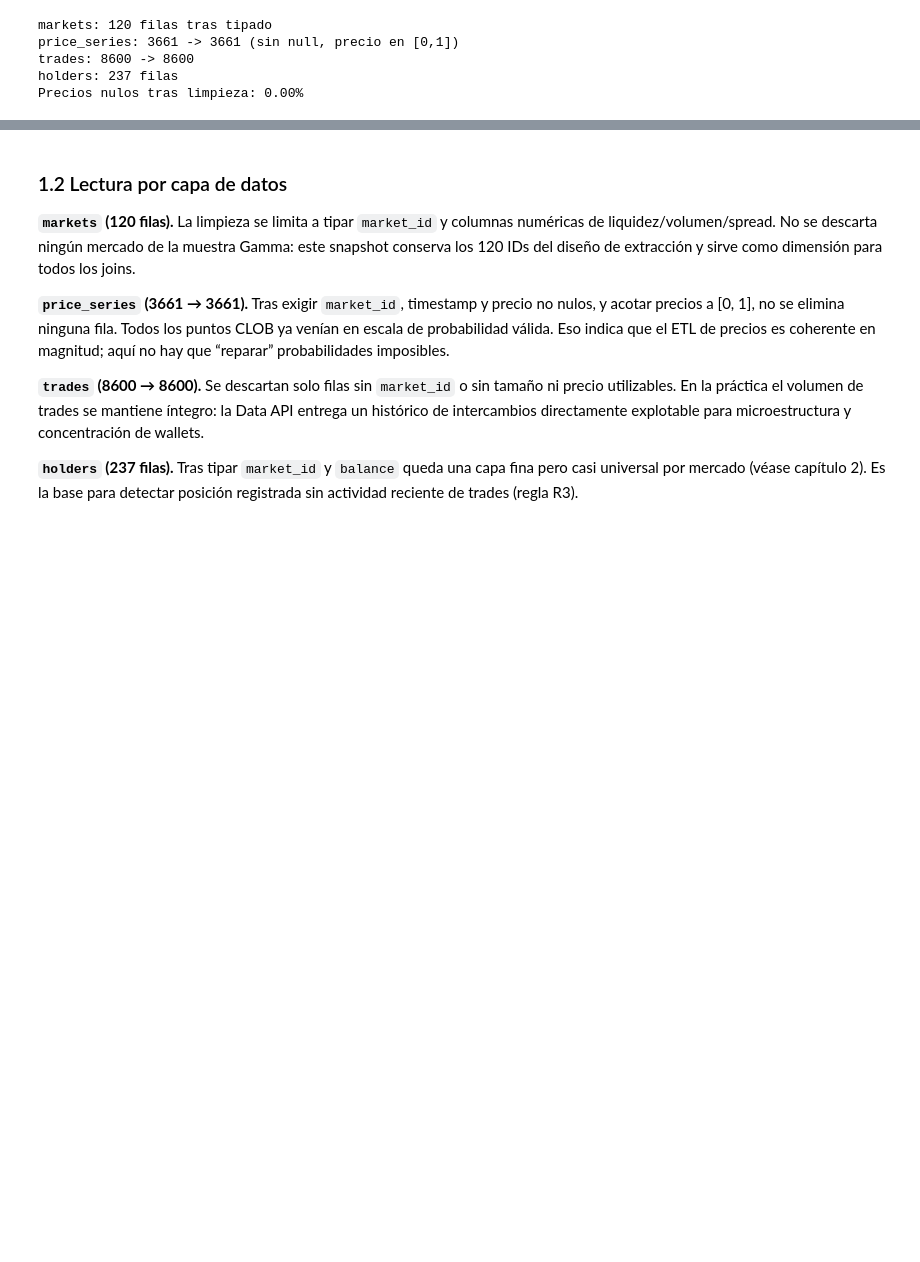
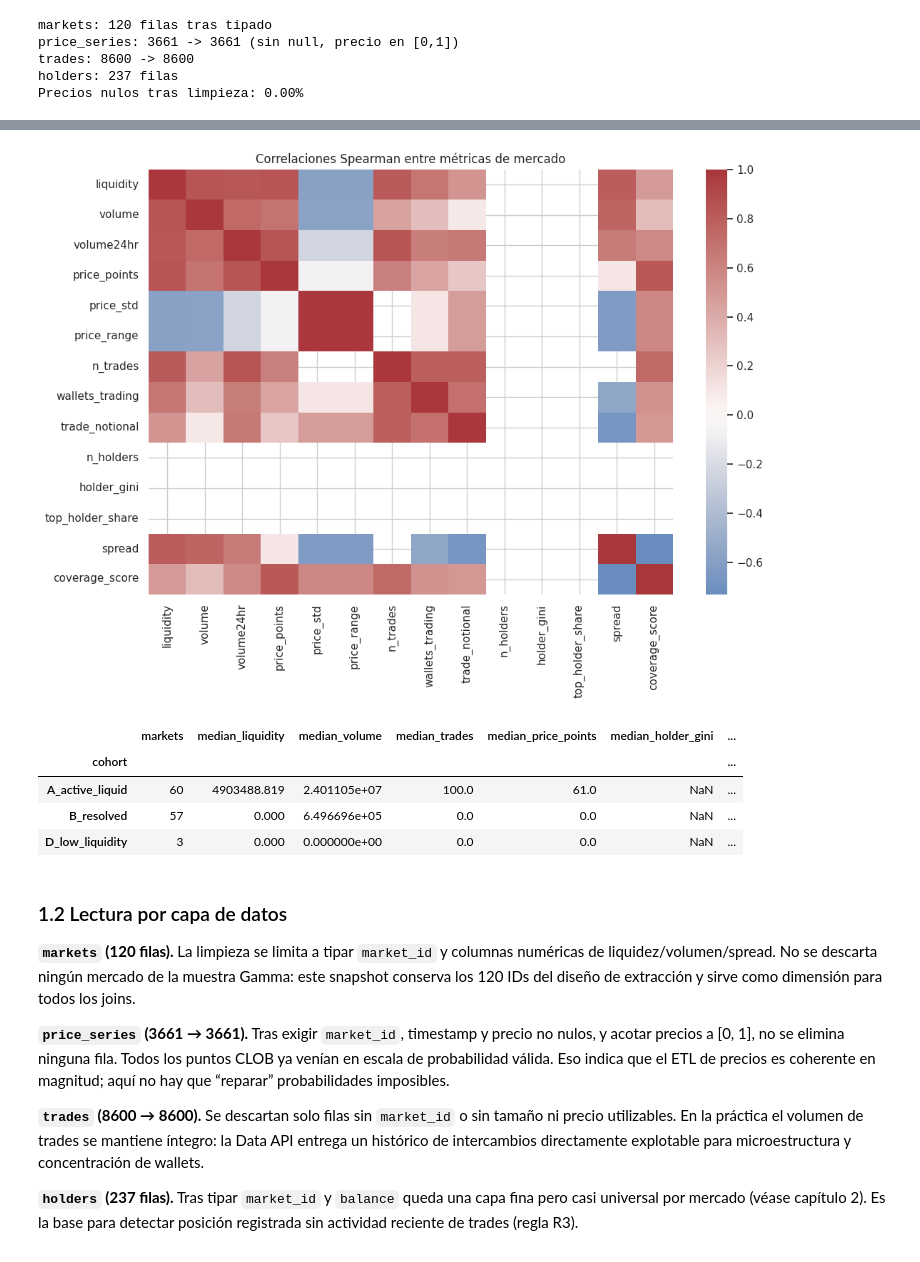
Before and after one commit to apariciojuan/gsr-market-intelligence, a Jupyter notebook: backend/notebooks/polymarket_ontology_analysis.ipynb, the cells around one changed output, grey strips where cells are left out. Saved outputs shown, nothing was run; the diff lists cells and outputs as text; code cells hidden in the pictures; blank space fills up the shorter version.

```diff
--- a/backend/notebooks/polymarket_ontology_analysis.ipynb
+++ b/backend/notebooks/polymarket_ontology_analysis.ipynb
@@ -116,3 +516,37 @@ Precios nulos tras limpieza: 0.00%
+# %%
+corr_cols = [c for c in [
+    "liquidity", "volume", "volume24hr", "price_points", "price_std", "price_range",
+    "n_trades", "wallets_trading", "trade_notional", "n_holders", "holder_gini",
+    "top_holder_share", "spread", "coverage_score",
+] if c in market_features.columns]
+
+corr_frame = market_features[corr_cols].apply(pd.to_numeric, errors="coerce")
+if len(corr_cols) >= 3:
+    fig, ax = plt.subplots(figsize=(11, 8))
+    sns.heatmap(corr_frame.corr(method="spearman"), cmap="vlag", center=0, annot=False, ax=ax)
+    ax.set_title("Correlaciones Spearman entre métricas de mercado")
+    plt.tight_layout()
+    plt.show()
+
+segment_summary = market_features.reset_index().groupby("cohort").agg(
+    markets=("market_id", "nunique"),
+    median_liquidity=("liquidity", "median"),
+    median_volume=("volume", "median"),
+    median_trades=("n_trades", "median"),
+    median_price_points=("price_points", "median"),
+    median_holder_gini=("holder_gini", "median"),
+    pct_analysis_ready=("analysis_ready", "mean"),
+    pct_divergence_ready=("divergence_ready", "mean"),
+).round(3)
+segment_summary[["pct_analysis_ready", "pct_divergence_ready"]] *= 100
+display(segment_summary.sort_values("markets", ascending=False))
+# %% [output]
+[figure, added]
+|  | markets | median_liquidity | median_volume | median_trades | median_price_points | median_holder_gini | ... |
+| cohort |  |  |  |  |  |  | ... |
+| A_active_liquid | 60 | 4903488.819 | 2.401105e+07 | 100.0 | 61.0 | NaN | ... |
+| B_resolved | 57 | 0.000 | 6.496696e+05 | 0.0 | 0.0 | NaN | ... |
+| D_low_liquidity | 3 | 0.000 | 0.000000e+00 | 0.0 | 0.0 | NaN | ... |
 # %% [markdown]
 ### 1.2 Lectura por capa de datos
 
```
Also changed, not shown: parts of 17 cells of this notebook, 1 other file.
